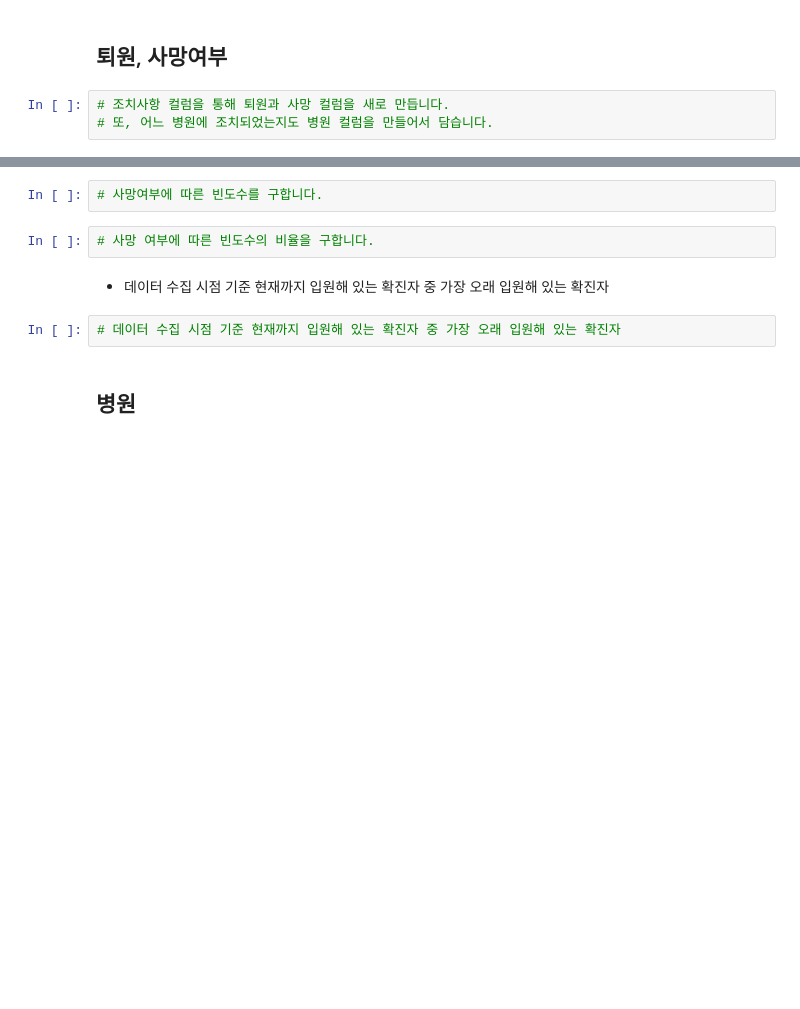
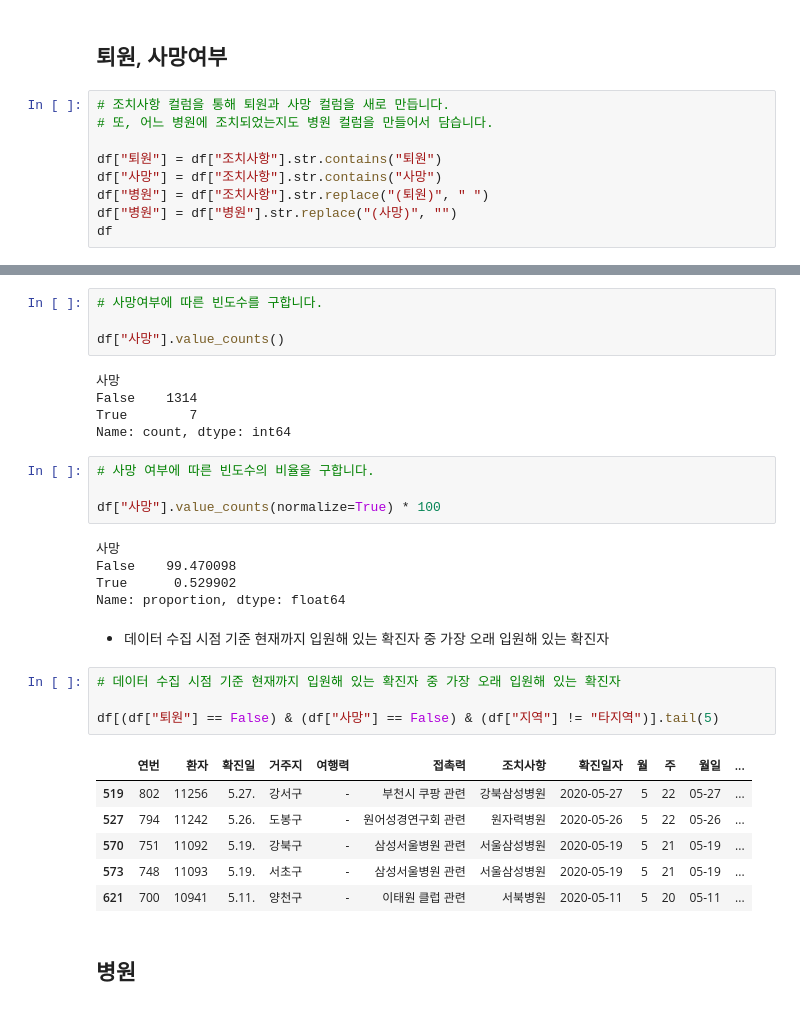
Before and after one commit to nz663633/data-analysis-viz, a Jupyter notebook: seoul-covid-19-02-eda-input.ipynb, the cells around one changed output, grey strips where cells are left out. Saved outputs shown, nothing was run; the diff lists cells and outputs as text; blank space fills up the shorter version.

Commit message:
feat: add frequency count using pandas

```diff
--- a/seoul-covid-19-02-eda-input.ipynb
+++ b/seoul-covid-19-02-eda-input.ipynb
@@ -1064,3 +1080,9 @@ df[df["접촉번호"].isin(top_contact_no)].head()
 # %%
 # 조치사항 컬럼을 통해 퇴원과 사망 컬럼을 새로 만듭니다.
 # 또, 어느 병원에 조치되었는지도 병원 컬럼을 만들어서 담습니다.
+
+df["퇴원"] = df["조치사항"].str.contains("퇴원")
+df["사망"] = df["조치사항"].str.contains("사망")
+df["병원"] = df["조치사항"].str.replace("(퇴원)", " ")
+df["병원"] = df["병원"].str.replace("(사망)", "")
+df
@@ -1071,11 +1123,34 @@ df[df["접촉번호"].isin(top_contact_no)].head()
 # %%
 # 사망여부에 따른 빈도수를 구합니다.
+
+df["사망"].value_counts()
+# %% [output]
+사망
+False    1314
+True        7
+Name: count, dtype: int64
 # %%
 # 사망 여부에 따른 빈도수의 비율을 구합니다.
+
+df["사망"].value_counts(normalize=True) * 100
+# %% [output]
+사망
+False    99.470098
+True      0.529902
+Name: proportion, dtype: float64
 # %% [markdown]
 * 데이터 수집 시점 기준 현재까지 입원해 있는 확진자 중 가장 오래 입원해 있는 확진자
 # %%
 # 데이터 수집 시점 기준 현재까지 입원해 있는 확진자 중 가장 오래 입원해 있는 확진자
+
+df[(df["퇴원"] == False) & (df["사망"] == False) & (df["지역"] != "타지역")].tail(5)
+# %% [output]
+|  | 연번 | 환자 | 확진일 | 거주지 | 여행력 | 접촉력 | 조치사항 | 확진일자 | 월 | 주 | 월일 | ... |
+| 519 | 802 | 11256 | 5.27. | 강서구 | - | 부천시 쿠팡 관련 | 강북삼성병원 | 2020-05-27 | 5 | 22 | 05-27 | ... |
+| 527 | 794 | 11242 | 5.26. | 도봉구 | - | 원어성경연구회 관련 | 원자력병원 | 2020-05-26 | 5 | 22 | 05-26 | ... |
+| 570 | 751 | 11092 | 5.19. | 강북구 | - | 삼성서울병원 관련 | 서울삼성병원 | 2020-05-19 | 5 | 21 | 05-19 | ... |
+| 573 | 748 | 11093 | 5.19. | 서초구 | - | 삼성서울병원 관련 | 서울삼성병원 | 2020-05-19 | 5 | 21 | 05-19 | ... |
+| 621 | 700 | 10941 | 5.11. | 양천구 | - | 이태원 클럽 관련 | 서북병원 | 2020-05-11 | 5 | 20 | 05-11 | ... |
 # %% [markdown]
 ## 병원
 # %%
```
Also changed, not shown: parts of 4 cells of this notebook.
